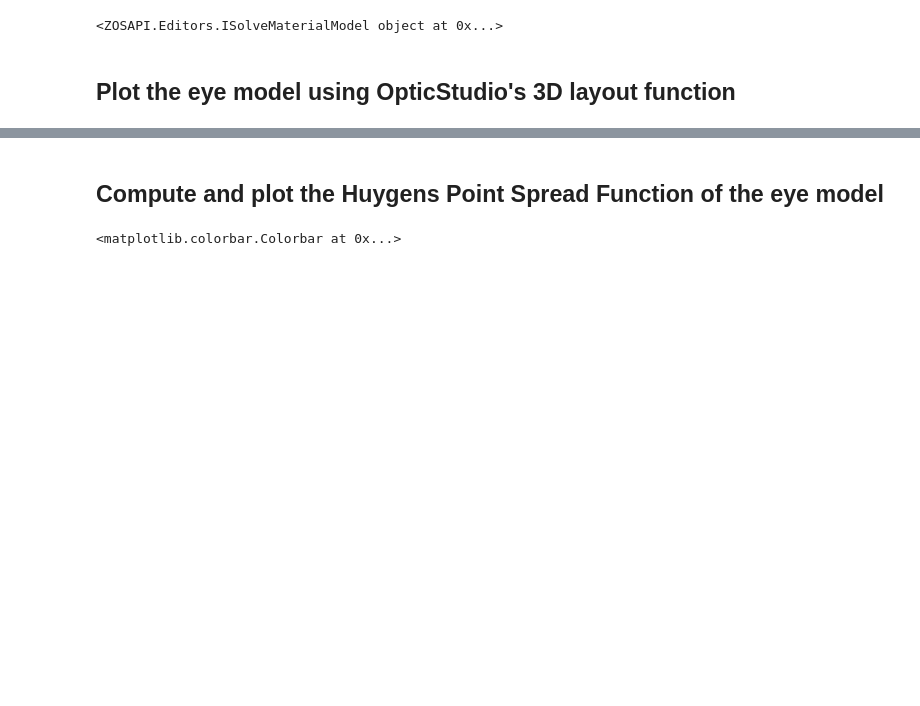
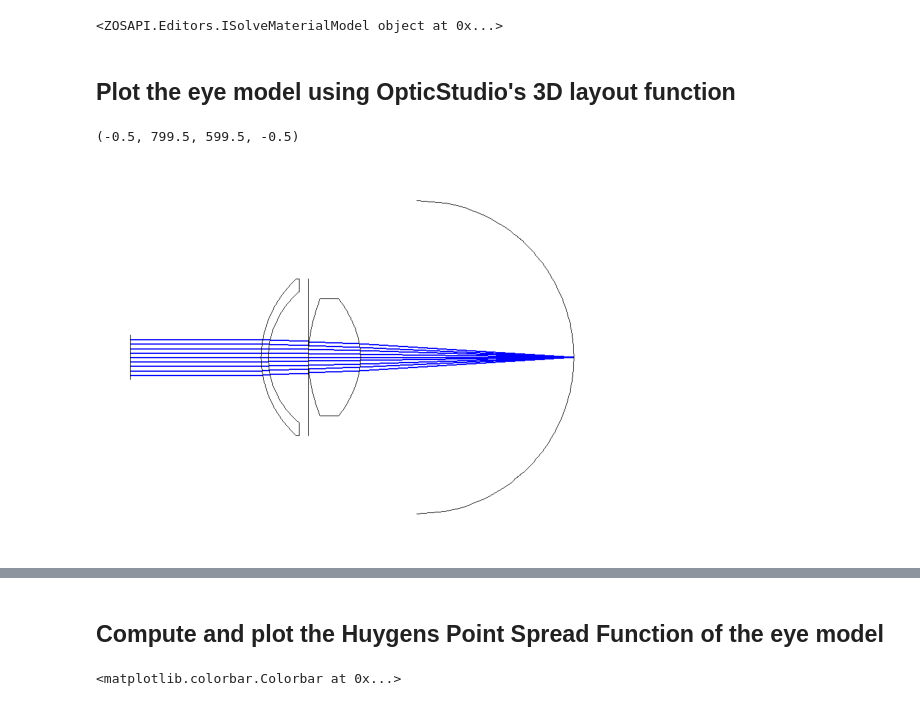
Before and after one commit to MREYE-LUMC/ZOSPy, a Jupyter notebook: examples/Escudero-Sanz eye model/Escudero-Sanz eye model.ipynb, the cells around one changed output, grey strips where cells are left out. Saved outputs shown, nothing was run; the diff lists cells and outputs as text; code cells hidden in the pictures; blank space fills up the shorter version.

Commit message:
Update examples with new system viewers

```diff
--- a/examples/Escudero-Sanz eye model/Escudero-Sanz eye model.ipynb
+++ b/examples/Escudero-Sanz eye model/Escudero-Sanz eye model.ipynb
@@ -170,5 +170,11 @@ iris.DrawData.DoNotDrawEdgesFromThisSurface = True
 lens_front.DrawData.DoNotDrawEdgesFromThisSurface = False
 lens_back.DrawData.DoNotDrawEdgesFromThisSurface = True
 # %%
-draw3d = zp.analyses.systemviewers.viewer_3d(oss, oncomplete=OnComplete.Sustain)
+cross_section = zp.analyses.systemviewers.cross_section(oss, delete_vignetted=True, number_of_rays=11, line_thickness="Thick")
 shaded = zp.analyses.systemviewers.shaded_model(oss, oncomplete=OnComplete.Release)
+
+plt.imshow(cross_section.Data)
+plt.axis("off")
+# %% [output]
+(-0.5, 799.5, 599.5, -0.5)
+[figure, added]
```
Also changed, not shown: parts of 4 cells of this notebook, 6 other files.
